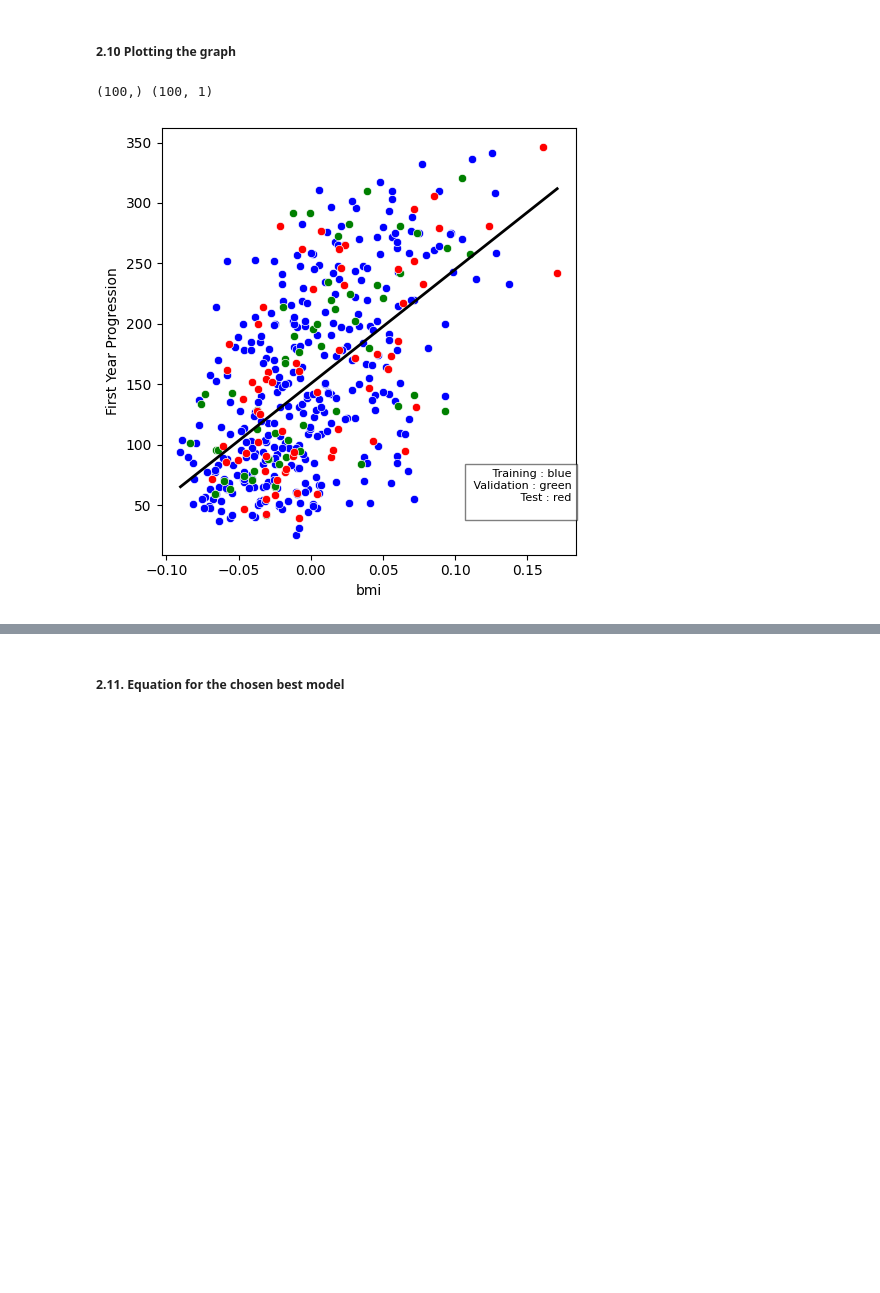
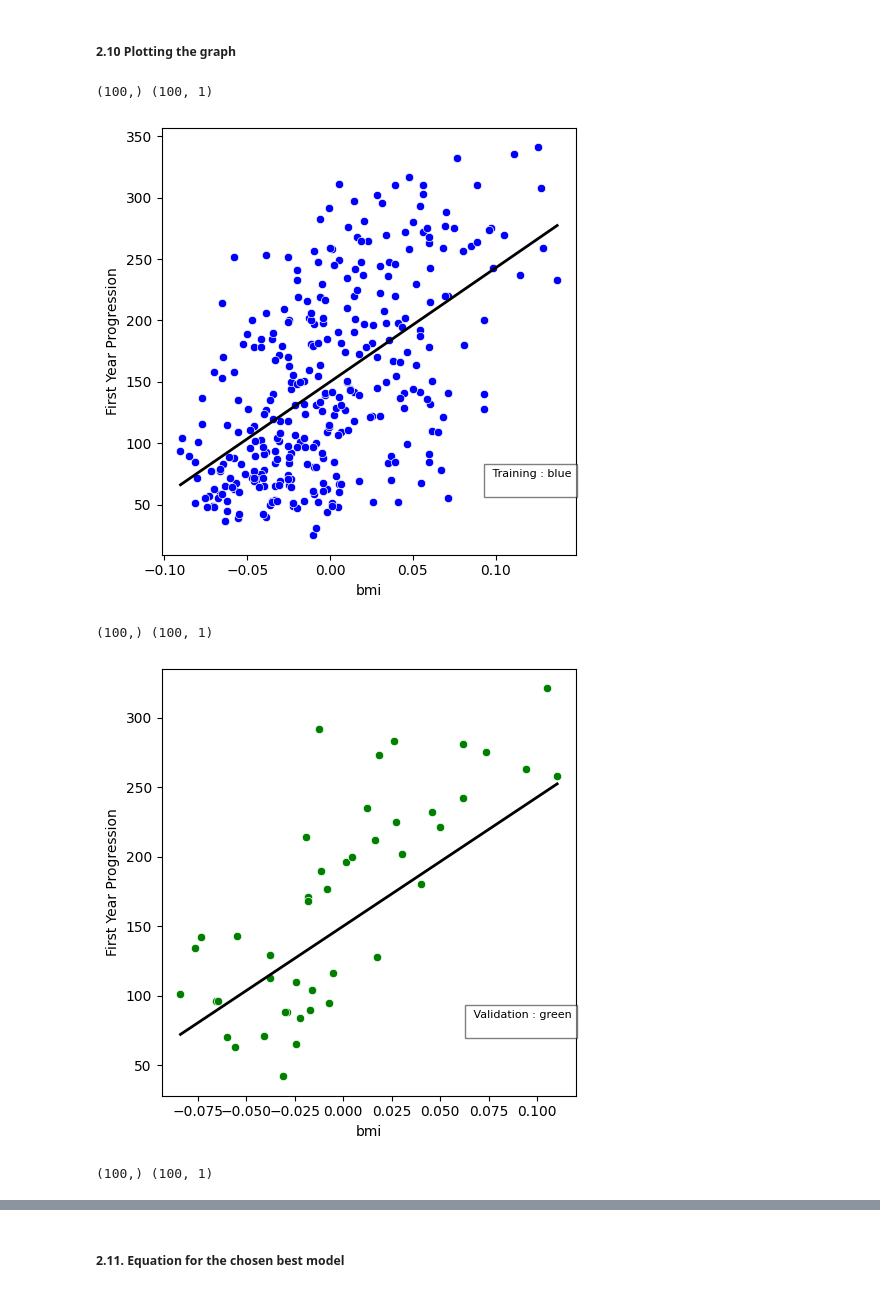
Before and after one commit to NikhilShankar/CSCN8010-FoundationsOfMachineLearning, a Jupyter notebook: Assignment2/NikhilShankarCS_9026254_Sec2_Assignment2.ipynb, the cells around one changed output, grey strips where cells are left out. Drawn from its saved outputs; the diff is of its cells as text; code cells hidden in the pictures; blank space fills up the shorter version.

Commit message:
Corrected test and validation size according to ask

```diff
--- a/Assignment2/NikhilShankarCS_9026254_Sec2_Assignment2.ipynb
+++ b/Assignment2/NikhilShankarCS_9026254_Sec2_Assignment2.ipynb
@@ -39,7 +39,7 @@ raw_df = raw_df.rename(columns={'s1':tsm_column_name, 's2': ldl_column_name,
                         ,'s5':ltg_column_name, 's6':glu_column_name })
 # Splitting the dataset into train test and validation set
 t_df, test_df = train_test_split(raw_df, test_size=0.15, random_state=25)
-df, validation_df = train_test_split(t_df, test_size=0.15, random_state=25)
+df, validation_df = train_test_split(t_df, test_size=10/85, random_state=25)
 print(f'Training set count : {len(df)}')
 print(f'Test set count : {len(test_df)}')
 print(f'Validation set count : {len(validation_df)}')
@@ -436,34 +436,43 @@ class ScatterPlotHelper:
                 X_continuous = X_continuous.reshape(-1,1)
                 predictions = feature_model.predict(X_continuous)
                 pltAxes = axes if len(feature_column_names) == 1 else axes[i%plots_in_a_row+1, i//plots_in_a_row]
                 print(f'{predictions.shape} {X_continuous.shape}')
                 pltAxes.plot(X_continuous, predictions, linewidth=2, color='black')
         text = ''
         for dataset in datasetInfoList:
             text = f'{text} {dataset.title_for_plot()}\n'
         plt.text(0.99, 0.2, text, fontsize=8, transform=plt.gca().transAxes,
                  bbox=dict(facecolor='white', alpha=0.5),
                  ha='right', va='top')
 
 
         plt.tight_layout()
         plt.show()
 
 
 training_dataset_info = DataSetInfo(df, 'Training', 'blue')
 validation_dataset_info = DataSetInfo(validation_df, 'Validation', 'green')
 test_dataset_info = DataSetInfo(test_df, 'Test', 'red')
 
 model_dict = {}
 model_dict['bmi'] = models[1]
 
 scatter_plot_helper = ScatterPlotHelper()
 scatter_plot_helper.plot_scatter_plot(target_column_name=target_column_name,
-                                      datasetInfoList=[training_dataset_info,
-                                                       validation_dataset_info,
-                                                       test_dataset_info],
+                                      datasetInfoList=[training_dataset_info],
                                                        feature_name_list=['bmi'],
                                                        plots_in_a_row=1, figsize=(5,5), model_dict=model_dict)
+scatter_plot_helper.plot_scatter_plot(target_column_name=target_column_name,
+                                      datasetInfoList=[validation_dataset_info],
+                                                       feature_name_list=['bmi'],
+                                                       plots_in_a_row=1, figsize=(5,5), model_dict=model_dict)
+scatter_plot_helper.plot_scatter_plot(target_column_name=target_column_name,
+                                      datasetInfoList=[test_dataset_info],
+                                                       feature_name_list=['bmi'],
+                                                       plots_in_a_row=1, figsize=(5,5), model_dict=model_dict)
 # %% [output]
 (100,) (100, 1)
-[figure, old version]
+[figure, new version]
+(100,) (100, 1)
+[figure, added]
+(100,) (100, 1)
```
Also changed, not shown: parts of 41 cells of this notebook.
